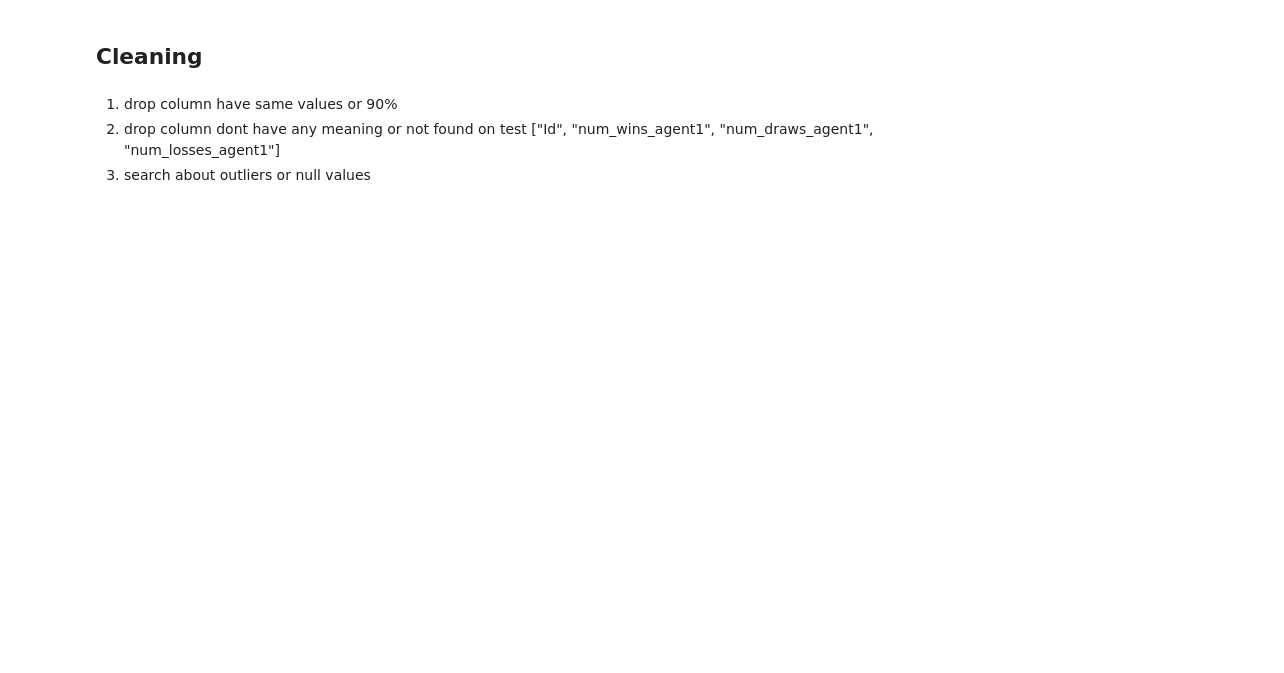
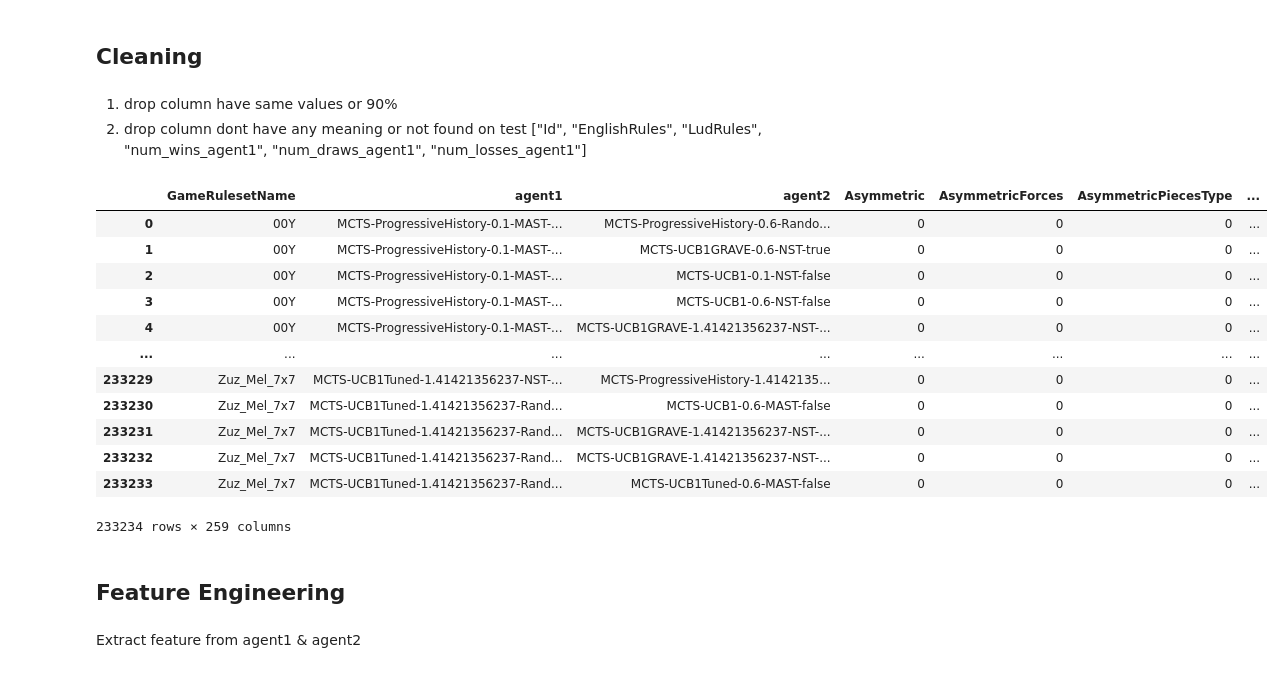
Before and after one commit to NasserMohamedEid/Game-Playing-Strength-Prediction-of-MCTS-Variants, a Jupyter notebook: MCTS_XGBoost.ipynb, the cells around one changed output. Cells and saved outputs as stored; diff of their text form; code cells hidden in the pictures; blank space fills up the shorter version.

```diff
--- a/MCTS_XGBoost.ipynb
+++ b/MCTS_XGBoost.ipynb
@@ -53,8 +78,7 @@ train_data
 ## Cleaning
 # %% [markdown]
 1. drop column have same values or 90%
-2. drop column dont have any meaning or not found on test ["Id", "num_wins_agent1", "num_draws_agent1", "num_losses_agent1"]
-3. search about outliers or null values
+2. drop column dont have any meaning or not found on test ["Id", "EnglishRules", "LudRules", "num_wins_agent1", "num_draws_agent1", "num_losses_agent1"]
 # %%
 # select columns with 90% or more identical values and columns with all null values
 def drop_column_name(df):
@@ -67,3 +91,21 @@ def drop_column_name(df):
 drop_column = drop_column_name(train_data)
 #add Column dont have any meaning whene training or not found on test dataset
 drop_column.extend(["Id", "EnglishRules", "LudRules", "num_wins_agent1", "num_draws_agent1", "num_losses_agent1"])
+# %%
+train = train_data.drop(columns=drop_column, errors='ignore')
+# %%
+train
+# %% [output]
+|  | GameRulesetName | agent1 | agent2 | Asymmetric | AsymmetricForces | AsymmetricPiecesType | ... |
+| 0 | 00Y | MCTS-ProgressiveHistory-0.1-MAST-... | MCTS-ProgressiveHistory-0.6-Rando... | 0 | 0 | 0 | ... |
+| 1 | 00Y | MCTS-ProgressiveHistory-0.1-MAST-... | MCTS-UCB1GRAVE-0.6-NST-true | 0 | 0 | 0 | ... |
+| 2 | 00Y | MCTS-ProgressiveHistory-0.1-MAST-... | MCTS-UCB1-0.1-NST-false | 0 | 0 | 0 | ... |
+| 3 | 00Y | MCTS-ProgressiveHistory-0.1-MAST-... | MCTS-UCB1-0.6-NST-false | 0 | 0 | 0 | ... |
+| 4 | 00Y | MCTS-ProgressiveHistory-0.1-MAST-... | MCTS-UCB1GRAVE-1.41421356237-NST-... | 0 | 0 | 0 | ... |
+| ... | ... | ... | ... | ... | ... | ... | ... |
+| 233229 | Zuz_Mel_7x7 | MCTS-UCB1Tuned-1.41421356237-NST-... | MCTS-ProgressiveHistory-1.4142135... | 0 | 0 | 0 | ... |
+| 233230 | Zuz_Mel_7x7 | MCTS-UCB1Tuned-1.41421356237-Rand... | MCTS-UCB1-0.6-MAST-false | 0 | 0 | 0 | ... |
+| 233231 | Zuz_Mel_7x7 | MCTS-UCB1Tuned-1.41421356237-Rand... | MCTS-UCB1GRAVE-1.41421356237-NST-... | 0 | 0 | 0 | ... |
+| 233232 | Zuz_Mel_7x7 | MCTS-UCB1Tuned-1.41421356237-Rand... | MCTS-UCB1GRAVE-1.41421356237-NST-... | 0 | 0 | 0 | ... |
+| 233233 | Zuz_Mel_7x7 | MCTS-UCB1Tuned-1.41421356237-Rand... | MCTS-UCB1Tuned-0.6-MAST-false | 0 | 0 | 0 | ... |
+233234 rows × 259 columns
@@ -69,0 +114,4 @@ drop_column.extend(["Id", "EnglishRules", "LudRules", "num_wins_agent1", "num_dr
+# %% [markdown]
+## Feature Engineering
+# %% [markdown]
+Extract feature from agent1 & agent2
```
Also changed, not shown: parts of 16 cells of this notebook.
